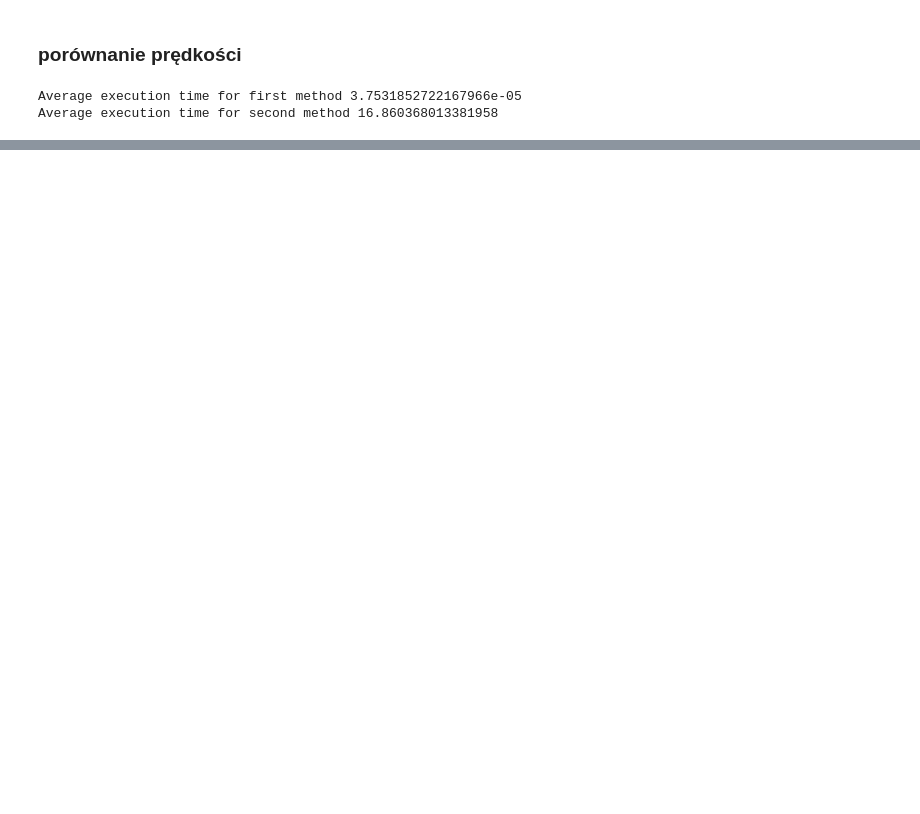
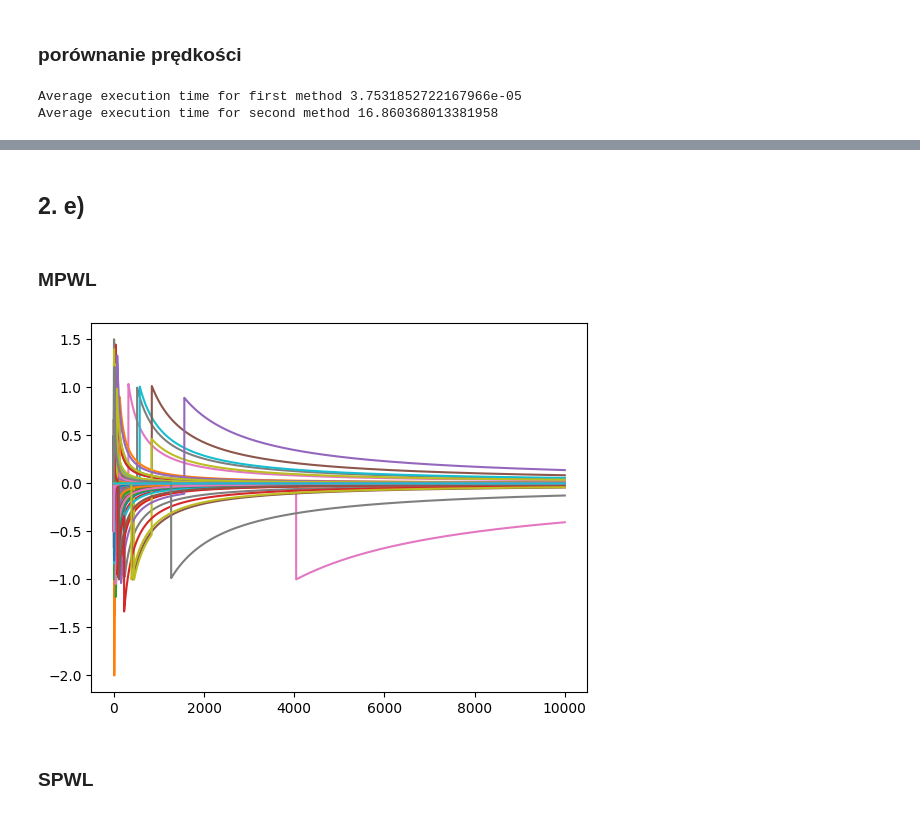
Before and after one commit to AntoniKingston/WdMF, a Jupyter notebook: Lab2.ipynb, the cells around one changed output, grey strips where cells are left out. Cells and saved outputs as stored; diff of their text form; code cells hidden in the pictures; blank space fills up the shorter version.

```diff
--- a/Lab2.ipynb
+++ b/Lab2.ipynb
@@ -123,0 +209,26 @@ Average execution time for second method 16.860368013381958
+# %% [markdown]
+## 2. e)
+# %% [markdown]
+### MPWL
+# %%
+def generate_from_3point1(n):
+    thresh1  = 1/(n+1)**(3/2)
+    thresh2 = 1/2
+    x = np.random.uniform(0,1)
+    y = np.random.uniform(0,1)
+    unsigned = n if x < thresh1 else 0
+    signed = unsigned if y < thresh2 else -unsigned
+    return signed
+# %%
+
+sample_size = 10000
+x = np.array([i for i in range(sample_size)])
+for i in range(100):
+    sample = [generate_from_3point1(j) for j in range(sample_size)]
+    cum_avg = np.cumsum(sample)/np.arange(1, sample_size+1)
+    plt.plot(x, cum_avg)
+#порядок
+# %% [output]
+[figure, added]
+# %% [markdown]
+### SPWL
```
Also changed, not shown: parts of 18 cells of this notebook.
